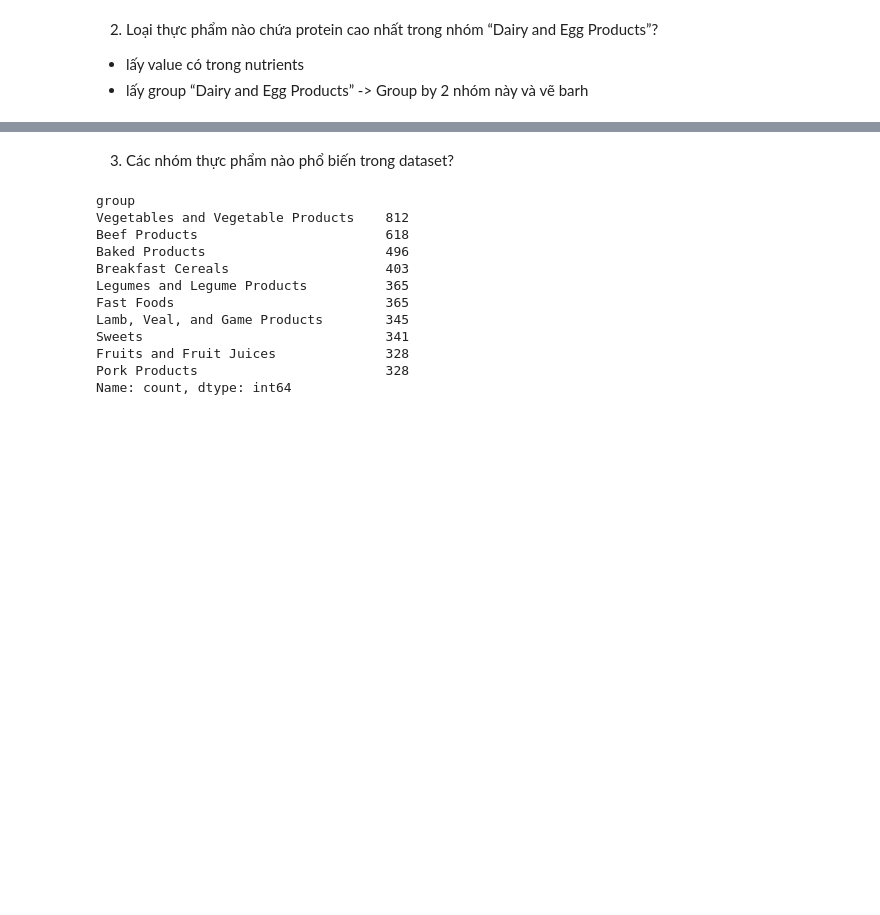
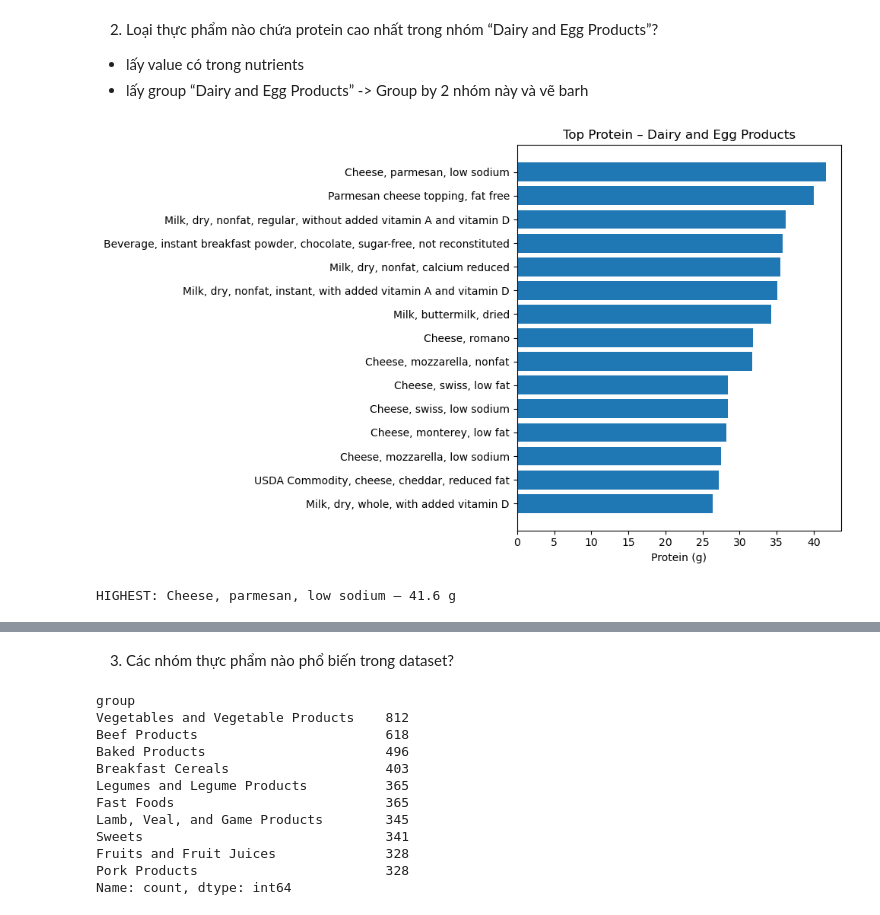
Before and after one commit to aquattda/LTT_DA, a Jupyter notebook: Lab/Lab5_BOOK_Chapter13/13_4.ipynb, the cells around one changed output, grey strips where cells are left out. Drawn from its saved outputs; the diff is of its cells as text; code cells hidden in the pictures; blank space fills up the shorter version.

```diff
--- a/Lab/Lab5_BOOK_Chapter13/13_4.ipynb
+++ b/Lab/Lab5_BOOK_Chapter13/13_4.ipynb
@@ -218,3 +333,68 @@ display(f"Số dòng bị trùng: {nutrients.duplicated().sum()}")
 - lấy value có trong nutrients
 - lấy group “Dairy and Egg Products”
 -> Group by 2 nhóm này và vẽ barh
+# %%
+import pandas as pd
+import numpy as np
+import json, ast
+import matplotlib.pyplot as plt
+
+# ===== 1) Tạo nutrients_df từ info['nutrients'] =====
+def to_items(x):
+    if x is None:
+        return []
+    if isinstance(x, str):
+        for parser in (json.loads, ast.literal_eval):
+            try:
+                return parser(x)
+            except Exception:
+                pass
+    if isinstance(x, dict):
+        return [x]
+    if isinstance(x, (list, tuple)):
+        return list(x)
+    return []
+
+df0 = info.rename(columns={"description":"food_desc", "group":"food_group"}).copy()
+df0["nutrients"] = df0["nutrients"].apply(to_items)
+tmp = df0.explode("nutrients", ignore_index=True)
+
+nut_part = tmp["nutrients"].apply(pd.Series)\
+            .rename(columns={"description":"nutrient_desc", "group":"nutrient_group"})
+nutrients_df = pd.concat([tmp.drop(columns=["nutrients"]), nut_part], axis=1)
+
+# ===== 2) Lọc Protein và nhóm Dairy & Egg =====
+prot = nutrients_df[
+    nutrients_df["nutrient_desc"].str.casefold().eq("protein")
+].copy()
+
+# chỉ giữ đơn vị gram
+prot = prot[prot["units"].str.lower().eq("g")].copy()
+prot = prot.rename(columns={"value":"protein_g"})
+
+dairy = prot[prot["food_group"] == "Dairy and Egg Products"].copy()
+
+# gộp theo món (id + tên món), lấy max protein nếu trùng
+dairy_agg = (dairy.groupby(["id","food_desc"], as_index=False)["protein_g"]
+                  .max()
+                  .sort_values("protein_g", ascending=False))
+
+# ===== 3) In Top & vẽ barh =====
+topN = 15
+top = dairy_agg.head(topN)
+
+plt.figure(figsize=(10, 6))
+plt.barh(top["food_desc"], top["protein_g"])
+plt.gca().invert_yaxis()
+plt.xlabel("Protein (g)")
+plt.title("Top Protein – Dairy and Egg Products")
+plt.tight_layout()
+plt.show()
+
+# (tuỳ chọn) Món cao nhất:
+if not dairy_agg.empty:
+    best = dairy_agg.iloc[0]
+    print(f"HIGHEST: {best['food_desc']} — {best['protein_g']} g")
+# %% [output]
+[figure, added]
+HIGHEST: Cheese, parmesan, low sodium — 41.6 g
```
Also changed, not shown: parts of 17 cells of this notebook, 1 other file.
